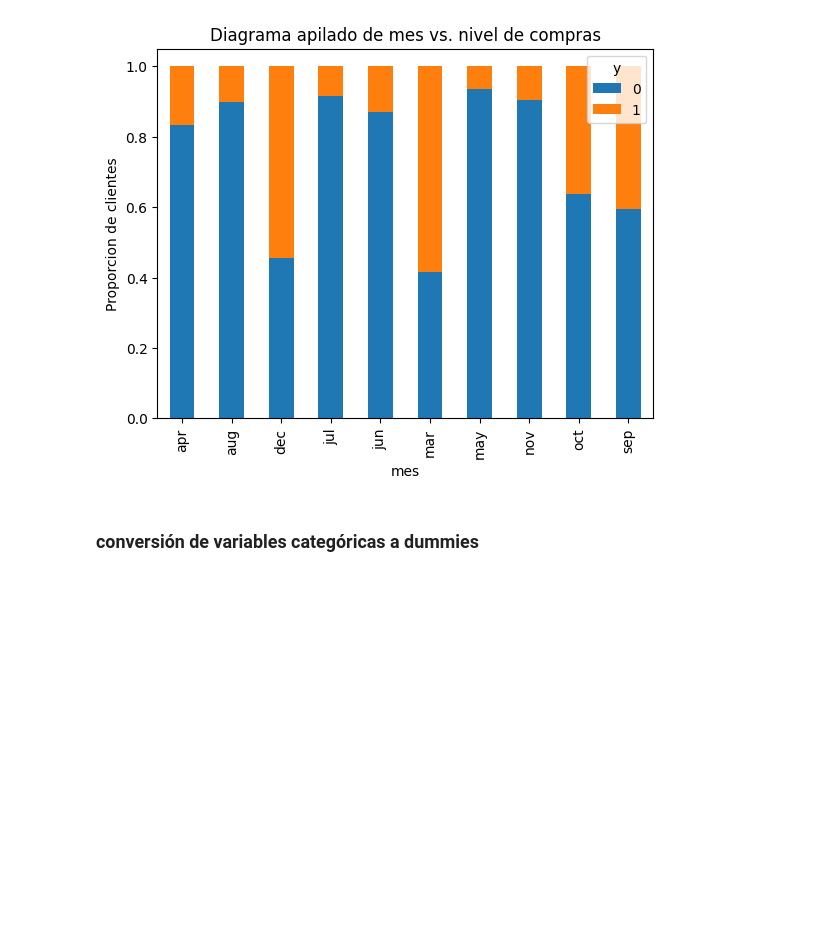
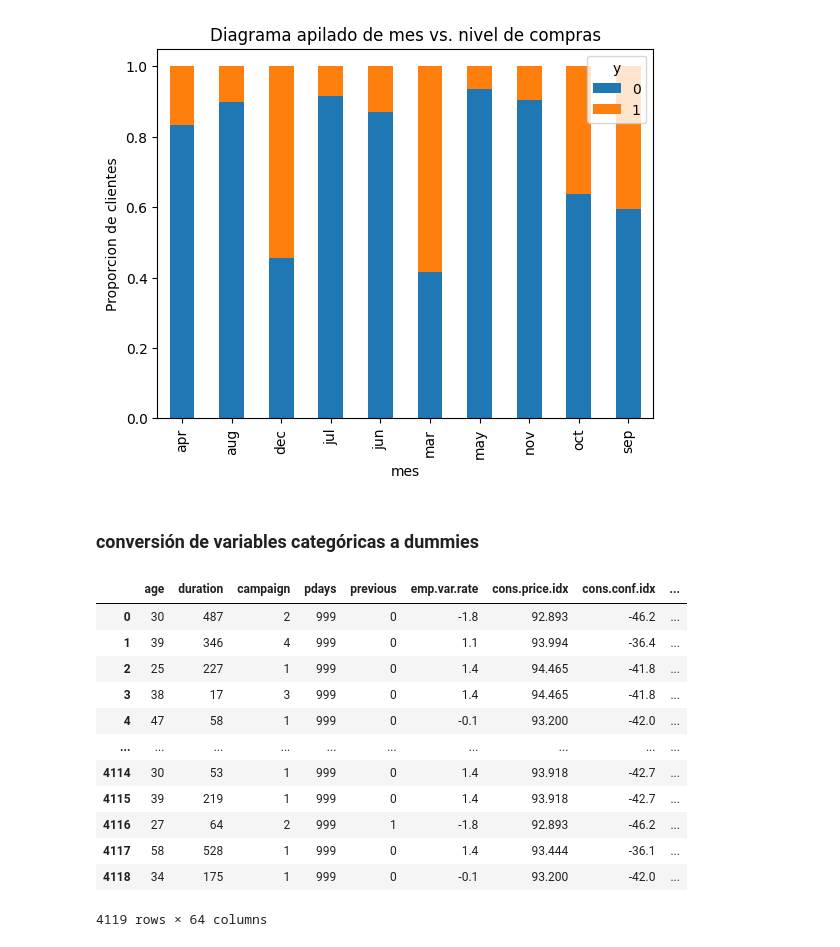
Before and after one commit to majandro1026/python_personal, a Jupyter notebook: mis_NB/python_scripts/Notebooks/NB4-regresionLogistica.ipynb, the cells around one changed output. Cells and saved outputs as stored; diff of their text form; code cells hidden in the pictures; blank space fills up the shorter version.

```diff
--- a/mis_NB/python_scripts/Notebooks/NB4-regresionLogistica.ipynb
+++ b/mis_NB/python_scripts/Notebooks/NB4-regresionLogistica.ipynb
@@ -430,3 +430,39 @@ Text(0, 0.5, 'Proporcion de clientes')
 [figure]
 # %% [markdown]
 ### conversión de variables categóricas a dummies
+# %%
+def crearDummies(data, columnas):
+    '''
+    Esta función facilita la creación de variables dummy en un dataset, especificando el dataset y las columnas a convertir
+
+    data: type(DataFrame)
+    columnas: type(list), lista de columnas a transformar
+
+    Autor:Manuel Alejandro Pacheco Murcia
+
+    '''
+
+    import pandas as pd
+    dummy = pd.get_dummies(data[columnas], prefix=columnas)
+    data = data.drop(columnas, axis=1)
+    data = pd.concat([data, dummy], axis=1)
+    return data
+# %%
+categorias = ["job", "marital", "education", "default", "housing", "loan", "contact", "month", "day_of_week", "poutcome"]
+# %%
+df = crearDummies(data, categorias)
+df
+# %% [output]
+|  | age | duration | campaign | pdays | previous | emp.var.rate | cons.price.idx | cons.conf.idx | ... |
+| 0 | 30 | 487 | 2 | 999 | 0 | -1.8 | 92.893 | -46.2 | ... |
+| 1 | 39 | 346 | 4 | 999 | 0 | 1.1 | 93.994 | -36.4 | ... |
+| 2 | 25 | 227 | 1 | 999 | 0 | 1.4 | 94.465 | -41.8 | ... |
+| 3 | 38 | 17 | 3 | 999 | 0 | 1.4 | 94.465 | -41.8 | ... |
+| 4 | 47 | 58 | 1 | 999 | 0 | -0.1 | 93.200 | -42.0 | ... |
+| ... | ... | ... | ... | ... | ... | ... | ... | ... | ... |
+| 4114 | 30 | 53 | 1 | 999 | 0 | 1.4 | 93.918 | -42.7 | ... |
+| 4115 | 39 | 219 | 1 | 999 | 0 | 1.4 | 93.918 | -42.7 | ... |
+| 4116 | 27 | 64 | 2 | 999 | 1 | -1.8 | 92.893 | -46.2 | ... |
+| 4117 | 58 | 528 | 1 | 999 | 0 | 1.4 | 93.444 | -36.1 | ... |
+| 4118 | 34 | 175 | 1 | 999 | 0 | -0.1 | 93.200 | -42.0 | ... |
+4119 rows × 64 columns
```
Also changed, not shown: parts of 10 cells of this notebook, 6 other files.
